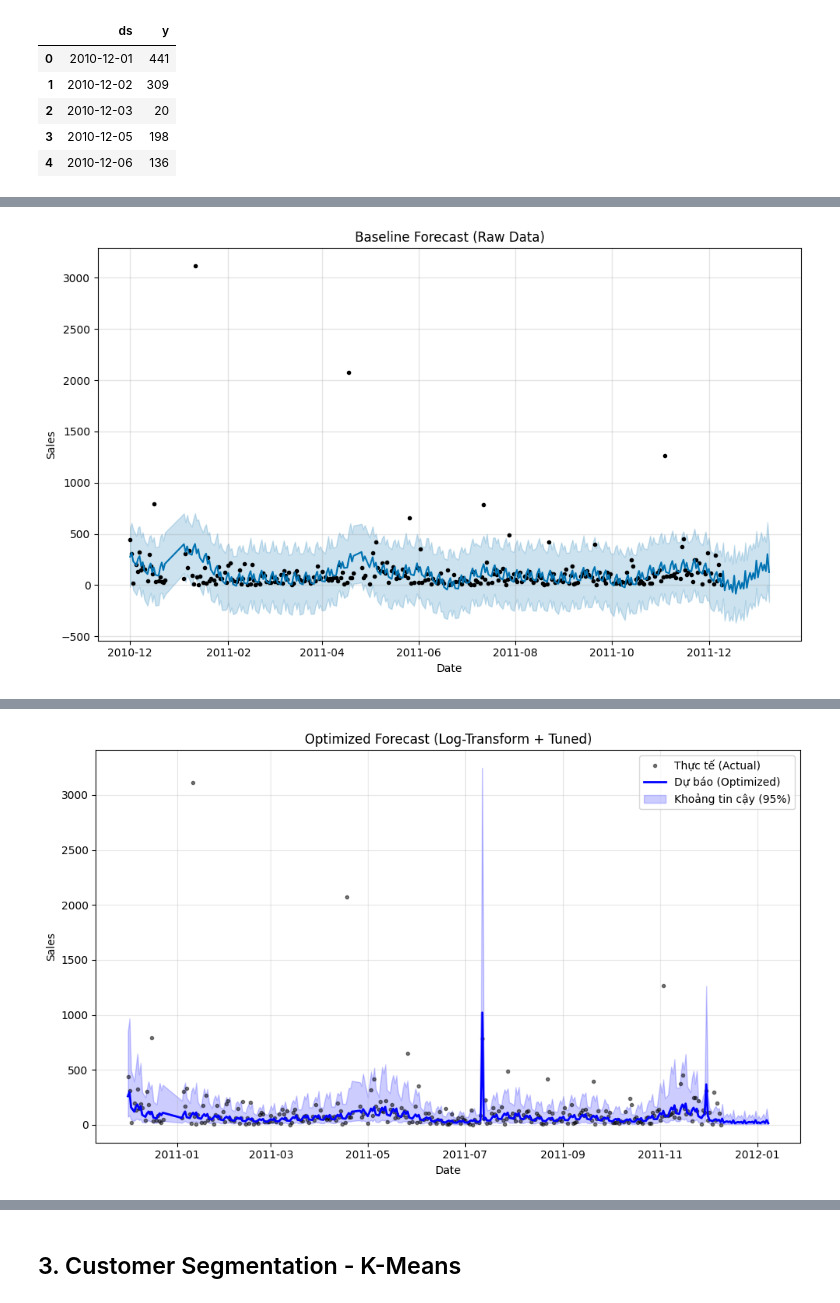
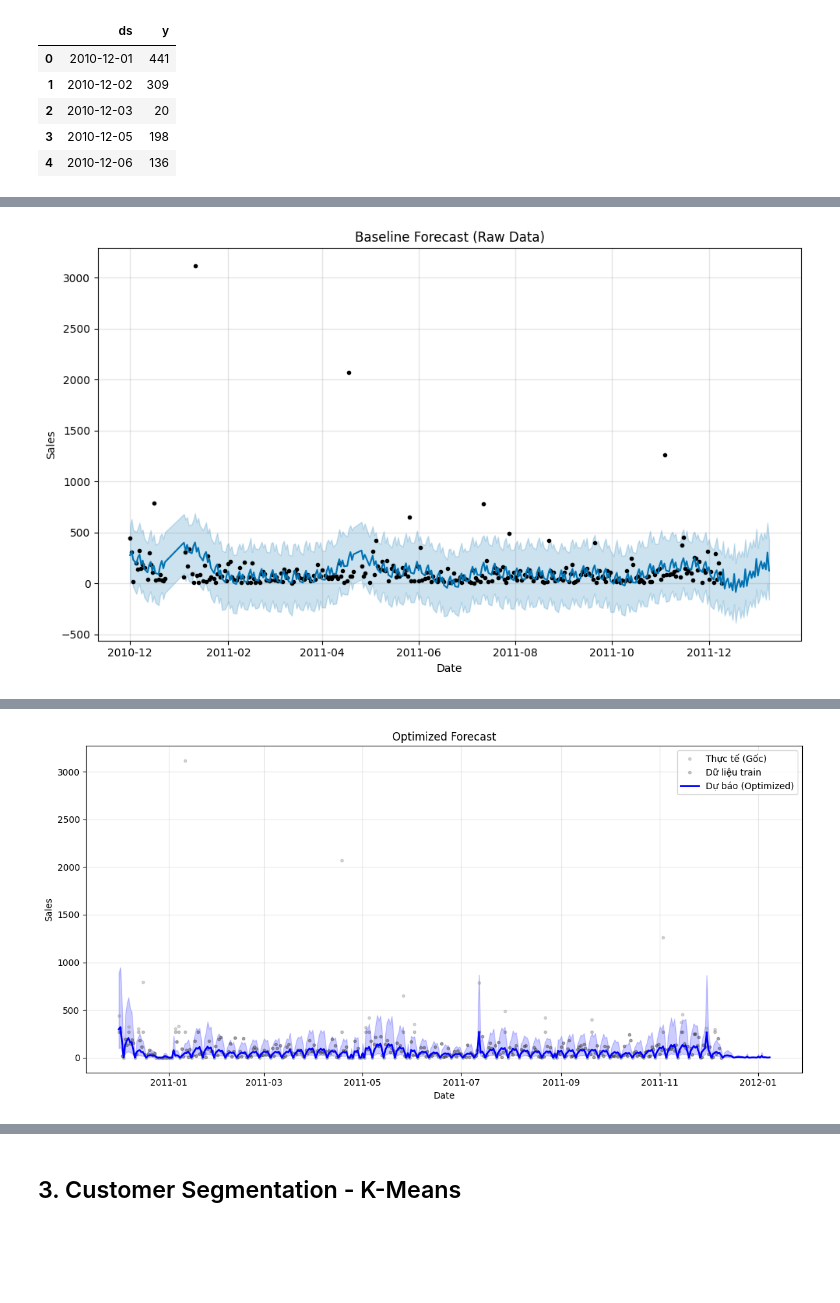
Before and after one commit to VMSSON345/Supply-Chain-and-Logistics-Optimization-, a Jupyter notebook: model_testing_finally.ipynb, the cells around one changed output, grey strips where cells are left out. Drawn from its saved outputs; the diff is of its cells as text; code cells hidden in the pictures; blank space fills up the shorter version.

```diff
--- a/model_testing_finally.ipynb
+++ b/model_testing_finally.ipynb
@@ -211,72 +218,90 @@ plt.ylabel('Sales')
 plt.tight_layout()
 plt.show()
 
-# --- 2. Chạy mô hình đã tối ưu (Tích hợp Log Transform) ---
-print("\n--- 2. Chạy mô hình đã tối ưu (Log-Transformed) ---")
+print("\n--- 2. Chạy mô hình đã tối ưu (Advanced Preprocessing) ---")
 
-# [QUAN TRỌNG] Bước xử lý Logarit: Giúp ổn định phương sai và loại bỏ số âm
-df_log = daily_sales.copy()
-df_log['y'] = np.log1p(df_log['y'])
+# [BƯỚC MỚI 1] Lấp đầy các ngày không bán hàng (Doanh số = 0)
+# Nếu không làm bước này, Prophet sẽ hiểu sai chu kỳ tuần
+full_date_range = pd.date_range(start=daily_sales['ds'].min(), end=daily_sales['ds'].max())
+df_opt = daily_sales.set_index('ds').reindex(full_date_range).fillna(0).rename_axis('ds').reset_index()
 
+# [BƯỚC MỚI 2] Xử lý Outlier bằng phương pháp IQR (Cắt ngọn các ngày đột biến quá cao)
+# Giúp mô hình bắt được xu hướng chung thay vì chạy theo các ngày sale sốc
+Q1 = df_opt['y'].quantile(0.25)
+Q3 = df_opt['y'].quantile(0.75)
+IQR = Q3 - Q1
+upper_limit = Q3 + 1.5 * IQR
+# Thay vì xóa, ta gán trần (cap) cho các giá trị này
+df_opt['y_capped'] = df_opt['y'].clip(upper=upper_limit)
+
+print(f"Đã xử lý Outlier: Ngưỡng trần là {upper_limit:.2f}")
+
+# [BƯỚC 3] Log Transform trên dữ liệu đã xử lý
+df_train = df_opt[['ds', 'y_capped']].copy()
+df_train.columns = ['ds', 'y'] # Prophet bắt buộc cột y
+df_train['y'] = np.log1p(df_train['y'])
+
+# Cấu hình Model (Tinh chỉnh lại tham số)
 model_opt = Prophet(
     daily_seasonality=False,
     weekly_seasonality=True,
     yearly_seasonality=True,
-    changepoint_prior_scale=0.15, # Giảm xuống để tránh overfitting (từ 0.5 -> 0.15)
-    seasonality_prior_scale=10.0, # Giảm nhẹ để mượt hơn
-    seasonality_mode='additive'   # Với dữ liệu Log, additive hoạt động như multiplicative
+    changepoint_prior_scale=0.05, # [QUAN TRỌNG] Giảm mạnh (0.05) để đường trend cứng hơn, không bị gãy theo nhiễu
+    seasonality_prior_scale=10.0,
+    holidays_prior_scale=20.0,    # [QUAN TRỌNG] Tăng lên để mô hình bắt tốt các ngày lễ (Tết, Noel...)
+    seasonality_mode='additive'
 )
 
-# Thêm các ngày lễ (Thêm try/except để tránh crash nếu lỗi thư viện)
+# Thêm ngày lễ
 try:
     model_opt.add_country_holidays(country_name='UK')
 except Exception as e:
-    print(f"Lưu ý: Không thể load ngày lễ ({e}). Tiếp tục chạy không có ngày lễ.")
+    print(f"Lưu ý: Không thể load ngày lễ ({e})")
 
-# Fit mô hình trên dữ liệu Log
-model_opt.fit(df_log)
+model_opt.fit(df_train)
 
 # Dự báo
 future_opt = model_opt.make_future_dataframe(periods=30)
-forecast_opt_log = model_opt.predict(future_opt) # Kết quả này đang ở dạng Log
+forecast_opt_log = model_opt.predict(future_opt)
 
-# [QUAN TRỌNG] Bước nghịch đảo (Inverse Transform): Đưa về doanh số thực
+# [BƯỚC 4] Nghịch đảo (Inverse Transform)
 forecast_opt = forecast_opt_log.copy()
 for col in ['yhat', 'yhat_lower', 'yhat_upper']:
-    forecast_opt[col] = np.expm1(forecast_opt_log[col]) # Mũ hóa ngược lại
-    forecast_opt[col] = forecast_opt[col].clip(lower=0) # Chặn dưới tại 0
+    forecast_opt[col] = np.expm1(forecast_opt_log[col]).clip(lower=0)
 
 print("Dự báo tối ưu hoàn tất!")
-print(forecast_opt[['ds', 'yhat', 'yhat_lower', 'yhat_upper']].tail())
 
-# --- TRỰC QUAN HÓA KẾT QUẢ TỐI ƯU (Custom Plot) ---
-# Vì model train trên Log, ta không dùng model_opt.plot() được (sẽ bị sai tỷ lệ)
-# Ta vẽ thủ công bằng Matplotlib để đẹp và đúng nhất
+# --- TRỰC QUAN HÓA (Cập nhật để so sánh với dữ liệu gốc) ---
+plt.figure(figsize=(12, 6))
 
-plt.figure(figsize=(10, 6))
+# 1. Vẽ dữ liệu thực tế GỐC (Màu xám nhạt - Để thấy độ biến động thực)
+plt.plot(daily_sales['ds'], daily_sales['y'], 'o', color='gray', alpha=0.3, label='Thực tế (Gốc)', markersize=3)
 
-# 1. Vẽ dữ liệu thực tế (Chấm đen)
-plt.plot(daily_sales['ds'], daily_sales['y'], 'k.', label='Thực tế (Actual)', alpha=0.5)
+# 2. Vẽ dữ liệu MÔ HÌNH HỌC (Màu đen - Đã cắt Outlier)
+plt.plot(df_train['ds'], np.expm1(df_train['y']), 'k.', alpha=0.2, label='Dữ liệu train')
 
-# 2. Vẽ đường dự báo (Đường xanh)
+# 3. Vẽ đường dự báo
 plt.plot(forecast_opt['ds'], forecast_opt['yhat'], 'b-', label='Dự báo (Optimized)', linewidth=2)
+plt.fill_between(forecast_opt['ds'], forecast_opt['yhat_lower'], forecast_opt['yhat_upper'], color='blue', alpha=0.2)
 
-# 3. Vẽ khoảng tin cậy (Vùng xanh nhạt)
-plt.fill_between(forecast_opt['ds'],
-                 forecast_opt['yhat_lower'],
-                 forecast_opt['yhat_upper'],
-                 color='blue', alpha=0.2, label='Khoảng tin cậy (95%)')
-
-plt.title('Optimized Forecast (Log-Transform + Tuned)')
+plt.title('Optimized Forecast')
 plt.xlabel('Date')
 plt.ylabel('Sales')
 plt.legend()
 plt.grid(True, alpha=0.3)
 plt.tight_layout()
+# [THÊM DÒNG NÀY] Lưu biểu đồ Tối ưu (Quan trọng: Phải đặt trước plt.show())
+plt.savefig('2_optimized_forecast.png', dpi=300, bbox_inches='tight')
+print("Đã lưu file: 2_optimized_forecast.png")
 plt.show()
 
-# Vẽ các thành phần (Components vẫn vẽ dựa trên Log scale để xem xu hướng)
-fig_opt_components = model_opt.plot_components(forecast_opt_log)
+
+# Xem các thành phần
+fig_comp = model_opt.plot_components(forecast_opt_log)
+
+# [THÊM DÒNG NÀY] Lưu biểu đồ Thành phần (Components)
+fig_comp.savefig('3_model_components.png', dpi=300, bbox_inches='tight')
+print("Đã lưu file: 3_model_components.png")
 plt.show()
 # %% [output]
 --- 1. Chạy mô hình cơ sở (Baseline Model) ---
@@ -299 +320 @@ Dự báo tối ưu hoàn tất!
-[figure, old version]
+[figure, new version]
```
Also changed, not shown: parts of 18 cells of this notebook.
